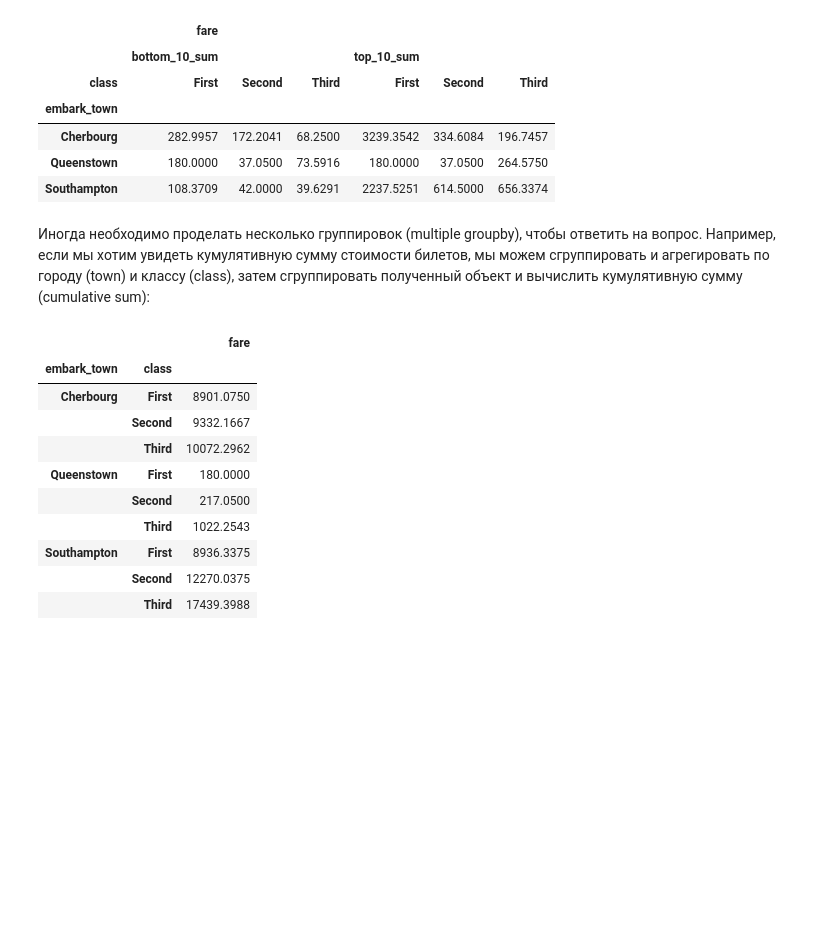
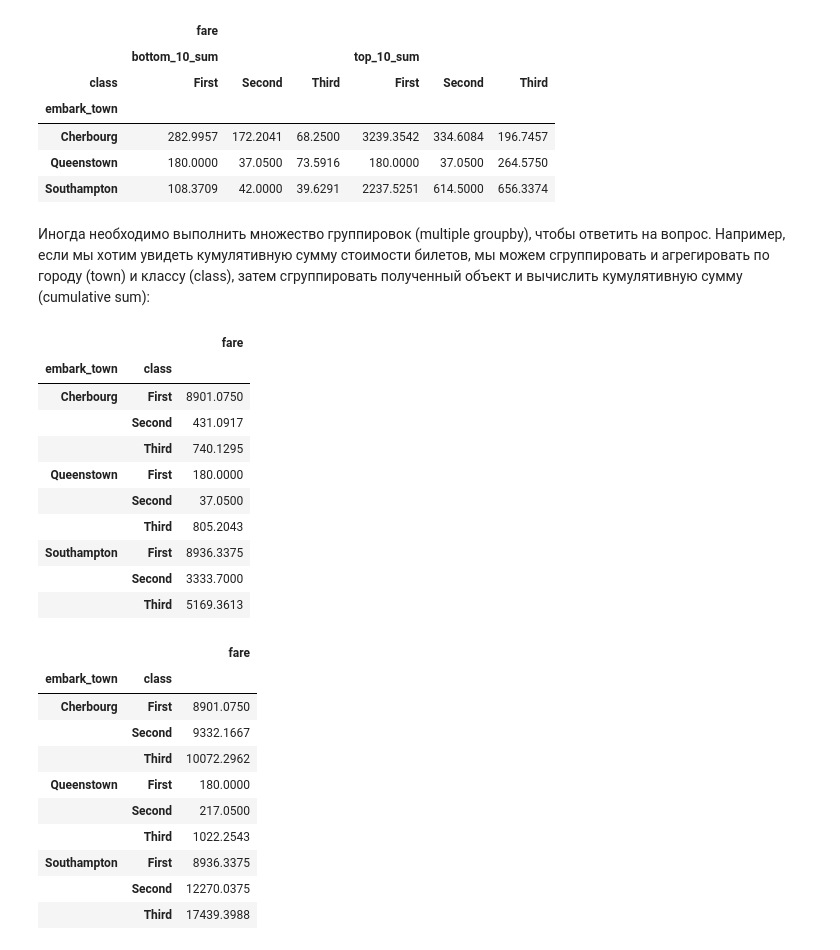
Before and after one commit to dm-fedorov/pandas_basic, a Jupyter notebook: быстрое введение в pandas/Подробное руководство по группировке и агрегированию с помощью pandas.ipynb, the cells around one changed output. Cells and saved outputs as stored; diff of their text form; code cells hidden in the pictures; blank space fills up the shorter version.

```diff
--- a/быстрое введение в pandas/Подробное руководство по группировке и агрегированию с помощью pandas.ipynb
+++ b/быстрое введение в pandas/Подробное руководство по группировке и агрегированию с помощью pandas.ipynb
@@ -461,9 +481,22 @@ pd.pivot_table(data=df,
 | Queenstown | 180.0000 | 37.0500 | 73.5916 | 180.0000 | 37.0500 | 264.5750 |
 | Southampton | 108.3709 | 42.0000 | 39.6291 | 2237.5251 | 614.5000 | 656.3374 |
 # %% [markdown]
-Иногда необходимо проделать несколько группировок (multiple groupby), чтобы ответить на вопрос. Например, если мы хотим увидеть кумулятивную сумму стоимости билетов, мы можем сгруппировать и агрегировать по городу (town) и классу (class), затем сгруппировать полученный объект и вычислить кумулятивную сумму (cumulative sum):
+Иногда необходимо выполнить множество группировок (multiple groupby), чтобы ответить на вопрос. Например, если мы хотим увидеть кумулятивную сумму стоимости билетов, мы можем сгруппировать и агрегировать по городу (town) и классу (class), затем сгруппировать полученный объект и вычислить кумулятивную сумму (cumulative sum):
 # %%
 fare_group = df.groupby(['embark_town', 'class']).agg({'fare': 'sum'})
+fare_group
+# %% [output]
+|  |  | fare |
+| embark_town | class |  |
+| Cherbourg | First | 8901.0750 |
+|  | Second | 431.0917 |
+|  | Third | 740.1295 |
+| Queenstown | First | 180.0000 |
+|  | Second | 37.0500 |
+|  | Third | 805.2043 |
+| Southampton | First | 8936.3375 |
+|  | Second | 3333.7000 |
+|  | Third | 5169.3613 |
 # %%
 fare_group.groupby(level=0).cumsum()
 # %% [output]
```
Also changed, not shown: parts of 54 cells of this notebook, 2 other files.
